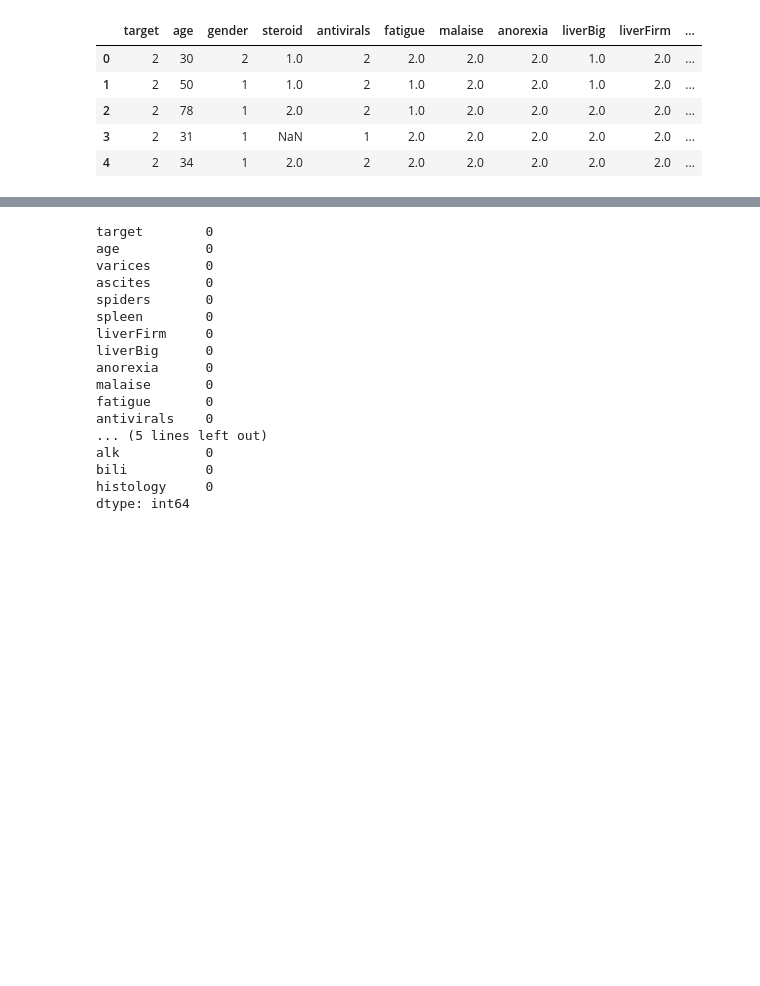
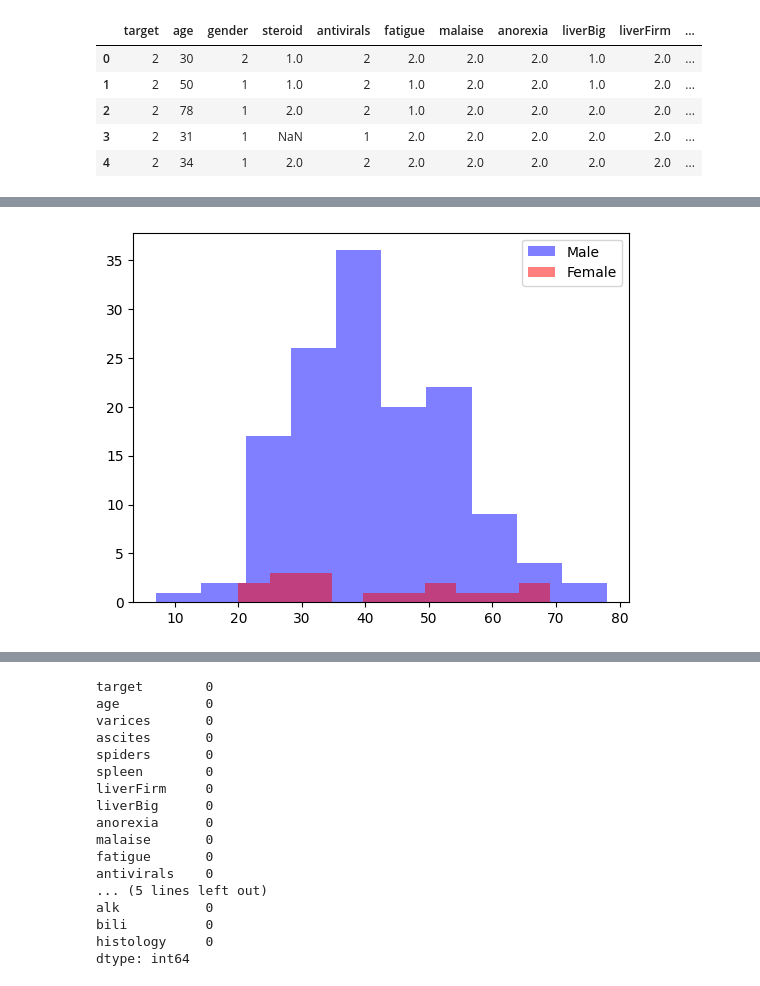
Before and after one commit to KaleemuAllah/AI-course-files, a Jupyter notebook: Machine_Learning/Hapatitis_project_file.ipynb, the cells around one changed output, grey strips where cells are left out. Saved outputs shown, nothing was run; the diff lists cells and outputs as text; code cells hidden in the pictures; blank space fills up the shorter version.

```diff
--- a/Machine_Learning/Hapatitis_project_file.ipynb
+++ b/Machine_Learning/Hapatitis_project_file.ipynb
@@ -42,0 +130,8 @@ df.head()
+# %%
+# plot the histogram of age column using matplotlib and coloring this by gender
+plt.hist(df['age'][(df['gender']==1)], alpha=0.5, label='Male', color='blue')
+plt.hist(df['age'][(df['gender']==2)], alpha=0.5, label='Female', color='red')
+plt.legend()
+plt.show()
+# %% [output]
+[figure, added]
```
Also changed, not shown: parts of 11 cells of this notebook, 3 other files.
